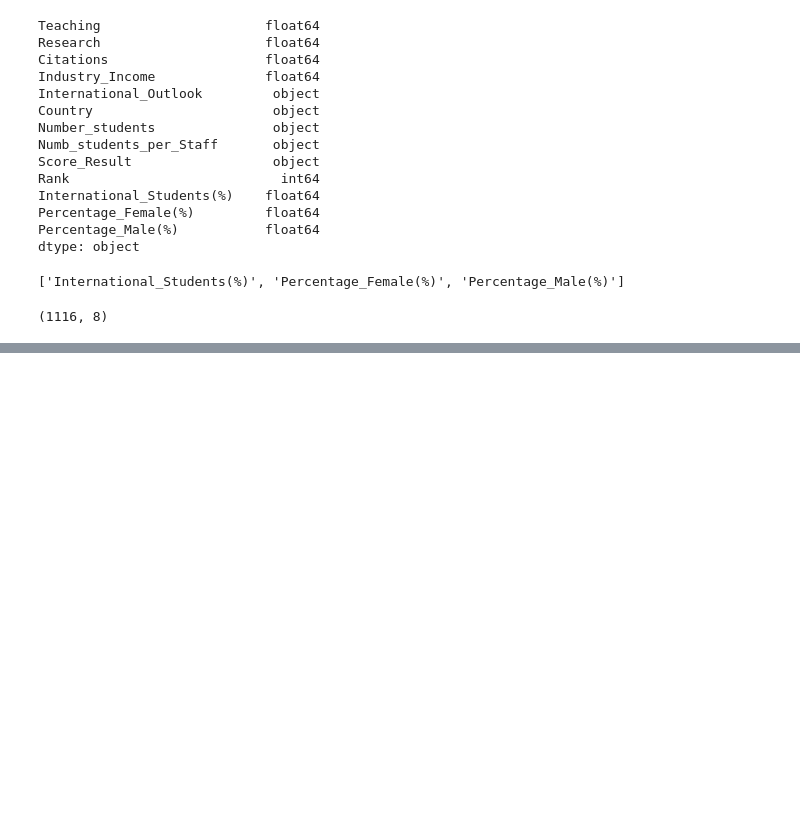
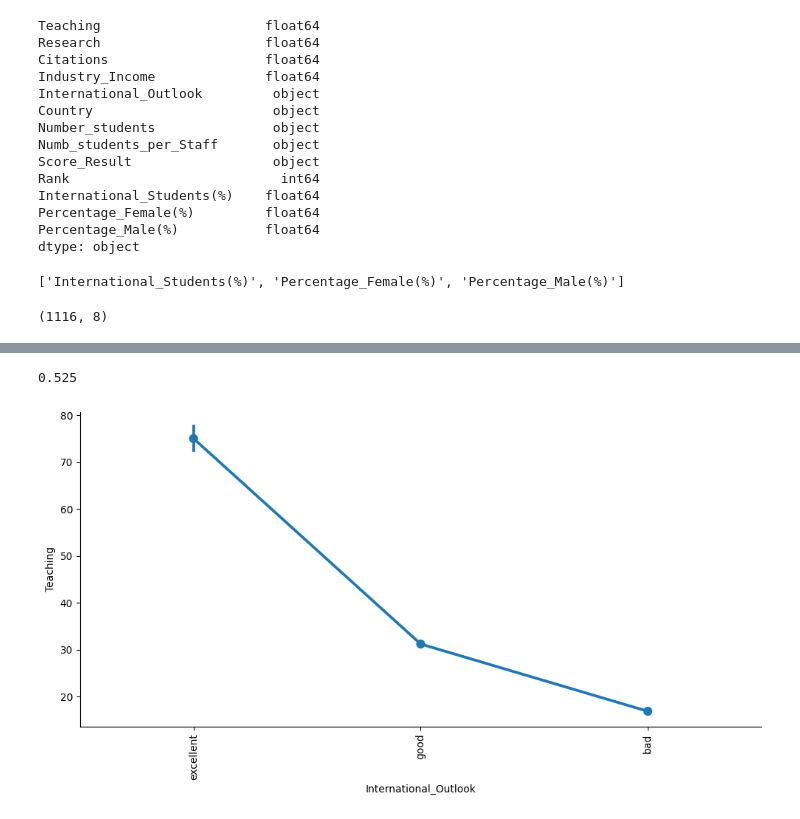
Before and after one commit to klarcika/TZ, a Jupyter notebook: Naloga3.ipynb, the cells around one changed output, grey strips where cells are left out. Drawn from its saved outputs; the diff is of its cells as text; code cells hidden in the pictures; blank space fills up the shorter version.

```diff
--- a/Naloga3.ipynb
+++ b/Naloga3.ipynb
@@ -191,0 +186,9 @@ print(metrics.accuracy_score(rezultat, y_test))
+# %%
+#bayes?
+from sklearn.naive_bayes import GaussianNB
+model=GaussianNB()
+model.fit(x_train, y_train)
+rezultat2= model.predict(x_test)
+print(metrics.accuracy_score(rezultat2, y_test))
+# %% [output]
+0.525
@@ -192,3 +197,17 @@ print(metrics.accuracy_score(rezultat, y_test))
+# %%
+# 8. Izrišite graf, ki bo prikazoval v kakšnem
+# razmerju so si vrednosti International_Outlook in Teaching (namig: catplot).
+import seaborn as sns
+import matplotlib.pyplot as plt
+
+# Predpostavimo, da imate DataFrame df z ustreznimi podatki
+
+# Uporabite catplot za prikaz razmerja med stolpcema International_Outlook in Teaching
+sns.catplot(x='International_Outlook', y='Teaching', data=df, kind='point', aspect=2)
+plt.xticks(rotation=90)  # Obrnite oznake na x-osi za boljše branje
+plt.show()
+# %% [output]
+[figure, added]
 # %%
 # 9. Ponovite cel postopek klasifikacije,
 # le da zdaj kot vhod uporabite številske podatke brez stolpca Teaching.
```
Also changed, not shown: parts of 6 cells of this notebook.
